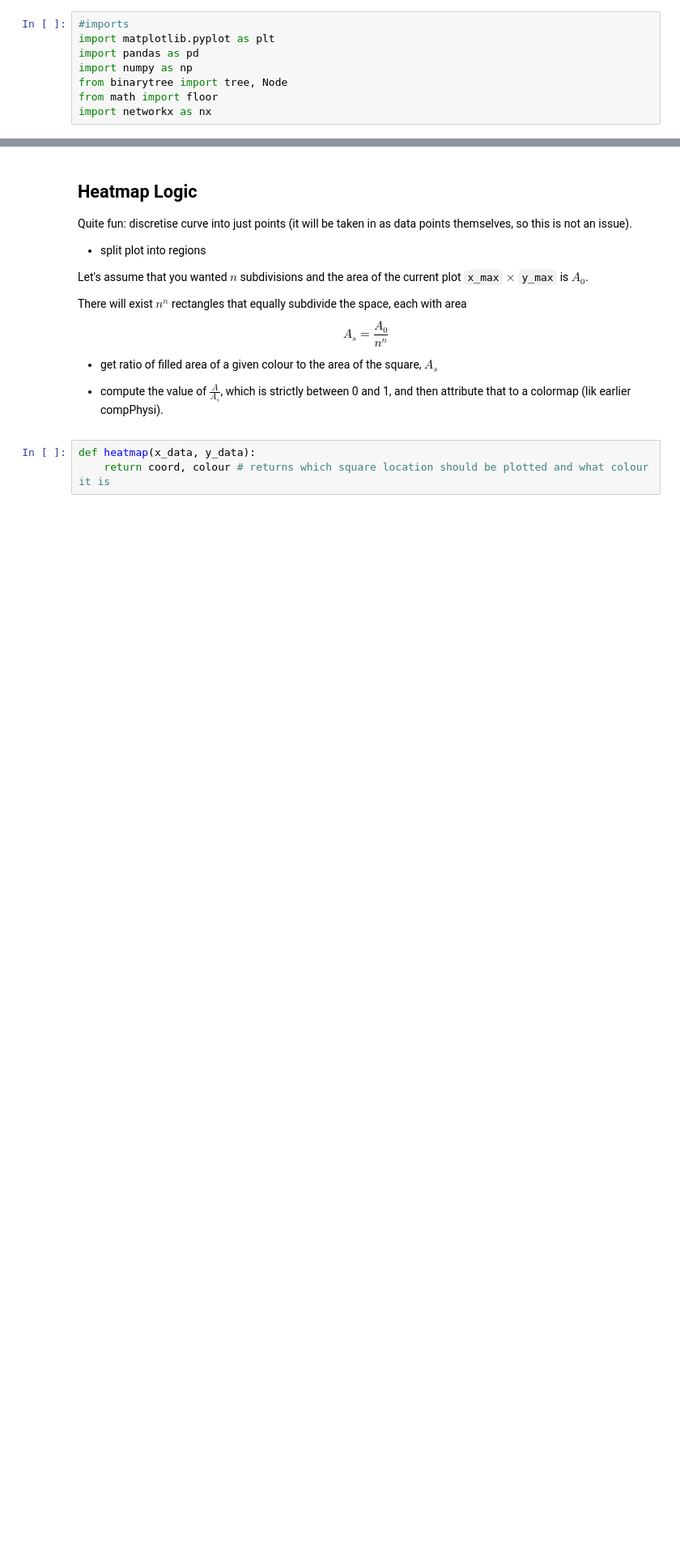
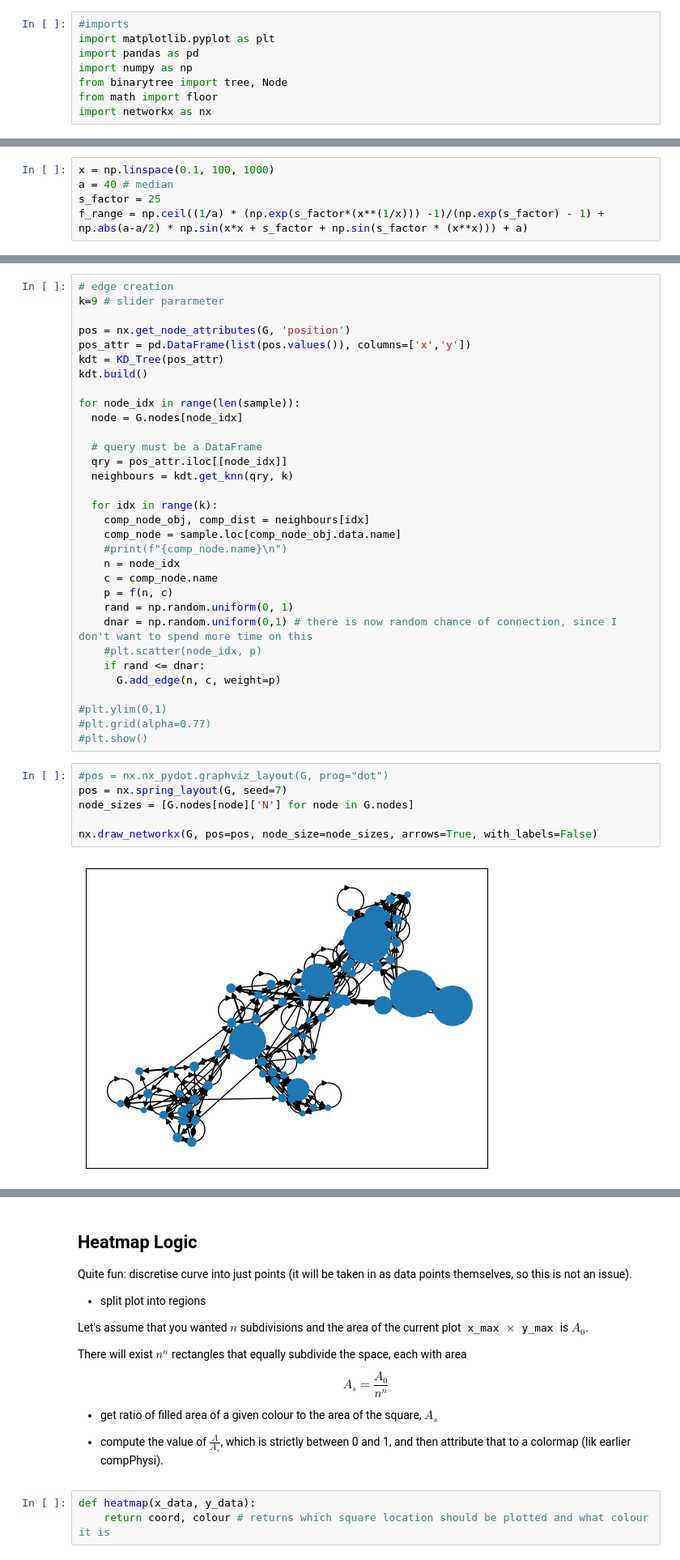
Before and after one commit to r-okotie179/diseaseModelling, a Jupyter notebook: culling_and_policy.ipynb, the cells around one changed output, grey strips where cells are left out. Shown at 81% size. Saved outputs shown, nothing was run; the diff lists cells and outputs as text; blank space fills up the shorter version.

```diff
--- a/culling_and_policy.ipynb
+++ b/culling_and_policy.ipynb
@@ -14,0 +32,5 @@ import networkx as nx
+# %%
+x = np.linspace(0.1, 100, 1000)
+a = 40 # median
+s_factor = 25
+f_range = np.ceil((1/a) * (np.exp(s_factor*(x**(1/x))) -1)/(np.exp(s_factor) - 1) + np.abs(a-a/2) * np.sin(x*x + s_factor + np.sin(s_factor * (x**x))) + a)
@@ -14,0 +201,40 @@ import networkx as nx
+# %%
+# edge creation
+k=9 # slider pararmeter
+
+pos = nx.get_node_attributes(G, 'position')
+pos_attr = pd.DataFrame(list(pos.values()), columns=['x','y'])
+kdt = KD_Tree(pos_attr)
+kdt.build()
+
+for node_idx in range(len(sample)):
+  node = G.nodes[node_idx]
+
+  # query must be a DataFrame
+  qry = pos_attr.iloc[[node_idx]]
+  neighbours = kdt.get_knn(qry, k)
+
+  for idx in range(k):
+    comp_node_obj, comp_dist = neighbours[idx]
+    comp_node = sample.loc[comp_node_obj.data.name]
+    #print(f"{comp_node.name}\n")
+    n = node_idx
+    c = comp_node.name
+    p = f(n, c)
+    rand = np.random.uniform(0, 1)
+    dnar = np.random.uniform(0,1) # there is now random chance of connection, since I don't want to spend more time on this
+    #plt.scatter(node_idx, p)
+    if rand <= dnar:
+      G.add_edge(n, c, weight=p)
+
+#plt.ylim(0,1)
+#plt.grid(alpha=0.77)
+#plt.show()
+# %%
+#pos = nx.nx_pydot.graphviz_layout(G, prog="dot")
+pos = nx.spring_layout(G, seed=7)
+node_sizes = [G.nodes[node]['N'] for node in G.nodes]
+
+nx.draw_networkx(G, pos=pos, node_size=node_sizes, arrows=True, with_labels=False)
+# %% [output]
+[figure, added]
```
Also changed, not shown: parts of 10 cells of this notebook.
